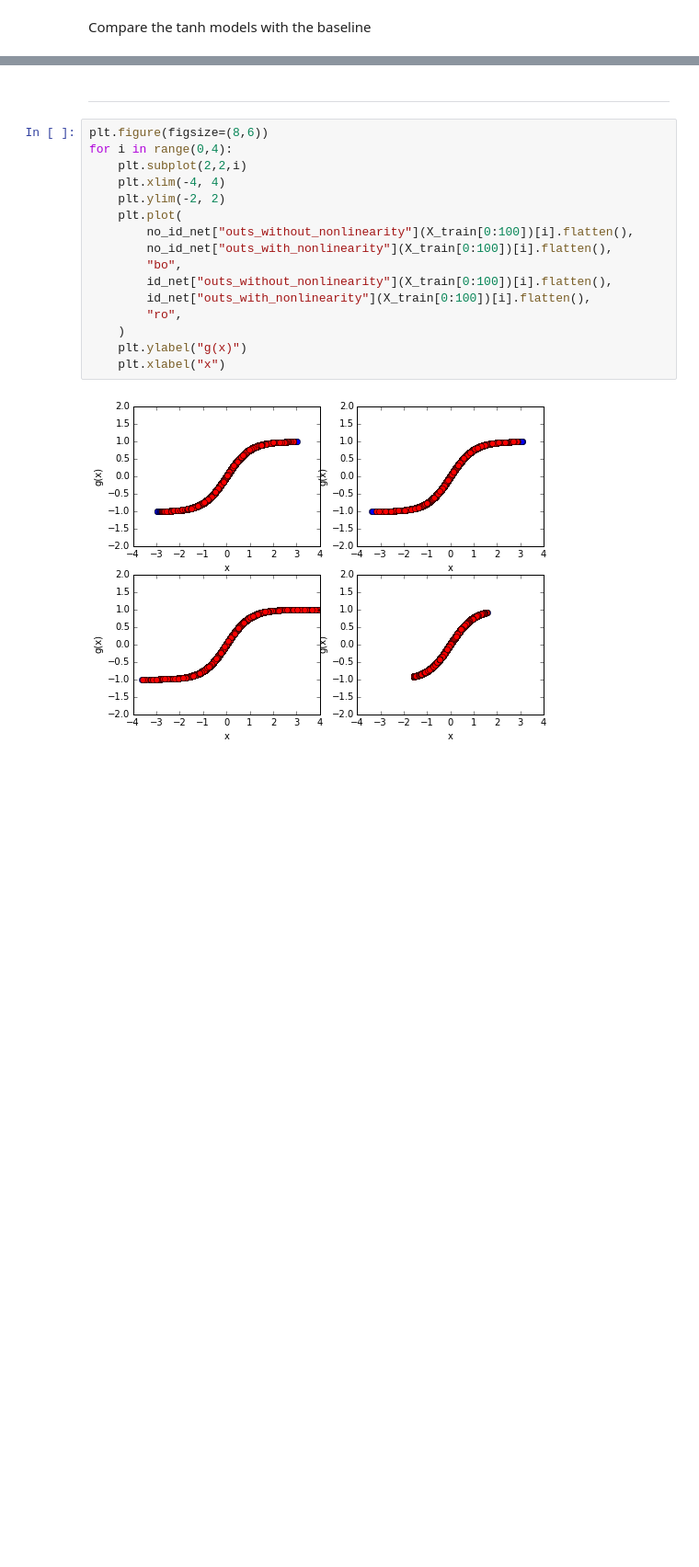
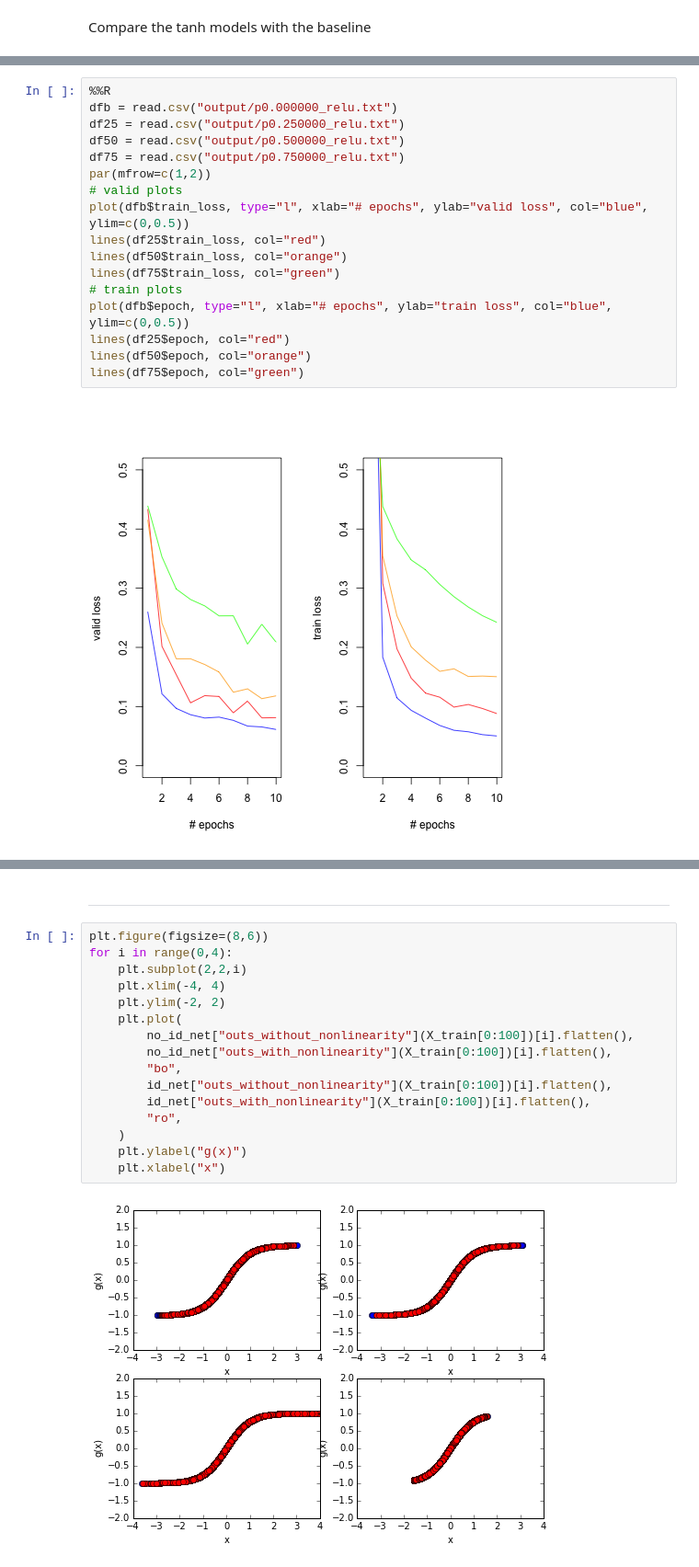
Before and after one commit to christopher-beckham/msc, a Jupyter notebook: experiments/lasagne_additions/skip_layers.ipynb, the cells around one changed output, grey strips where cells are left out. Shown at 92% size. Saved outputs shown, nothing was run; the diff lists cells and outputs as text; blank space fills up the shorter version.

```diff
--- a/experiments/lasagne_additions/skip_layers.ipynb
+++ b/experiments/lasagne_additions/skip_layers.ipynb
@@ -453,3 +584,22 @@ Compare the tanh models with the baseline
+# %%
+%%R
+dfb = read.csv("output/p0.000000_relu.txt")
+df25 = read.csv("output/p0.250000_relu.txt")
+df50 = read.csv("output/p0.500000_relu.txt")
+df75 = read.csv("output/p0.750000_relu.txt")
+par(mfrow=c(1,2))
+# valid plots
+plot(dfb$train_loss, type="l", xlab="# epochs", ylab="valid loss", col="blue", ylim=c(0,0.5))
+lines(df25$train_loss, col="red")
+lines(df50$train_loss, col="orange")
+lines(df75$train_loss, col="green")
+# train plots
+plot(dfb$epoch, type="l", xlab="# epochs", ylab="train loss", col="blue", ylim=c(0,0.5))
+lines(df25$epoch, col="red")
+lines(df50$epoch, col="orange")
+lines(df75$epoch, col="green")
+# %% [output]
+[figure, added]
 # %%
 fig, axes = plt.subplots(nrows=4, ncols=3, figsize=(8,6))
 fig.tight_layout()
```
Also changed, not shown: parts of 22 cells of this notebook, 1 other file.
